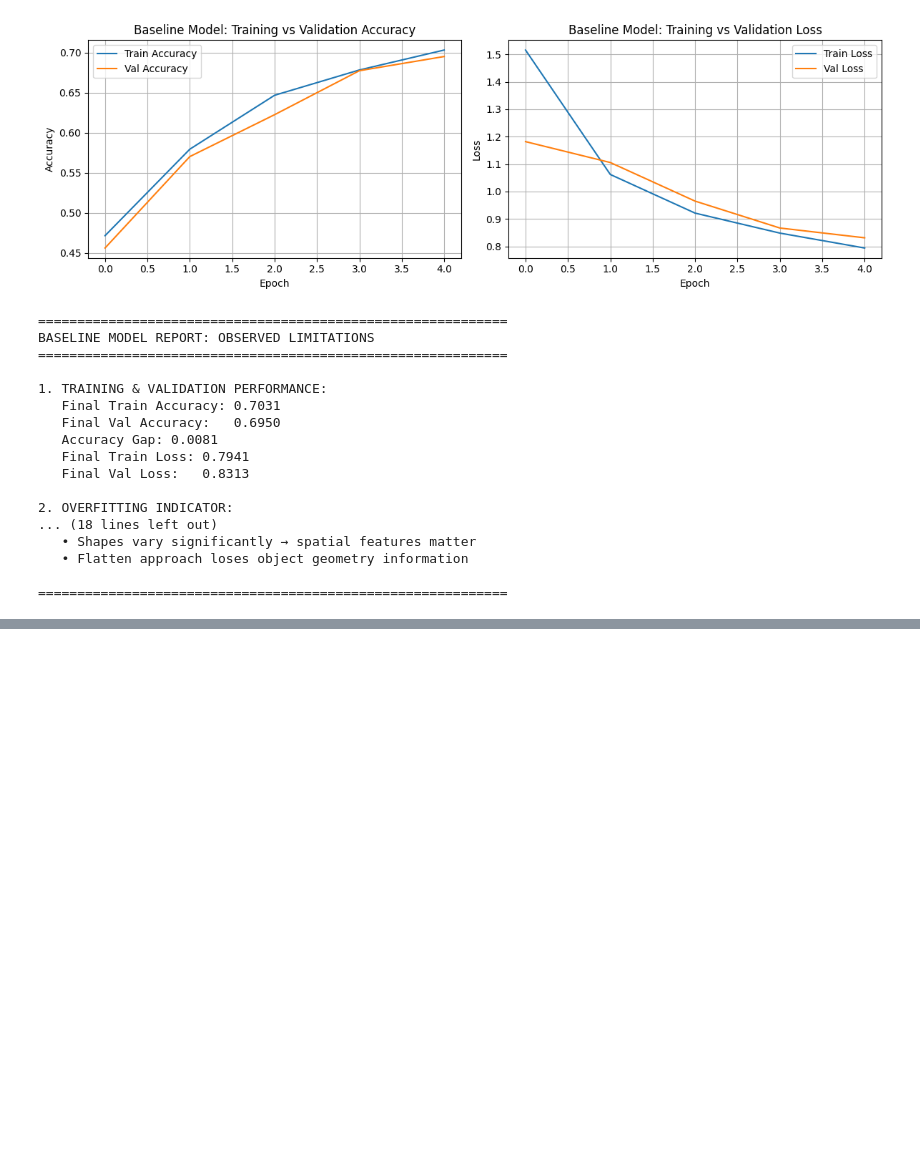
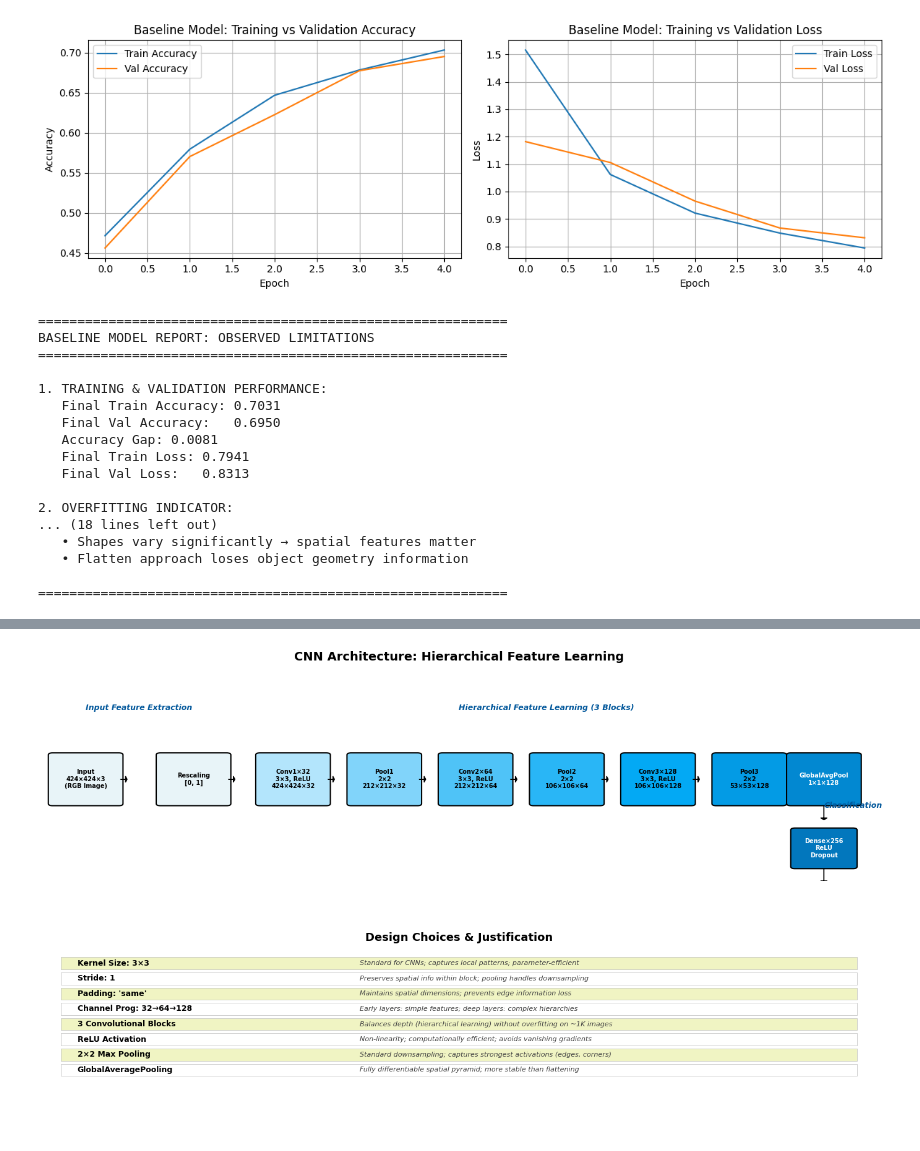
Before and after one commit to juancontrerasp/Exploring-Convolutional-Layers-TDSE, a Jupyter notebook: exploring_convolutional_layers.ipynb, the cells around one changed output, grey strips where cells are left out. Drawn from its saved outputs; the diff is of its cells as text; code cells hidden in the pictures; blank space fills up the shorter version.

Commit message:
Feat: CNN architecture and explanation

```diff
--- a/exploring_convolutional_layers.ipynb
+++ b/exploring_convolutional_layers.ipynb
@@ -349,0 +460,93 @@ BASELINE MODEL REPORT: OBSERVED LIMITATIONS
+# %%
+import matplotlib.pyplot as plt
+import matplotlib.patches as patches
+
+fig, axes = plt.subplots(2, 1, figsize=(14, 8))
+
+ax1 = axes[0]
+ax1.set_xlim(0, 10)
+ax1.set_ylim(0, 5)
+ax1.axis('off')
+ax1.set_title('CNN Architecture: Hierarchical Feature Learning', fontsize=14, fontweight='bold', pad=20)
+
+blocks = [
+    (0.5, 2.5, 'Input\n424×424×3\n(RGB Image)', '#E8F4F8'),
+    (1.8, 2.5, 'Rescaling\n[0, 1]', '#E8F4F8'),
+    (3.0, 2.5, 'Conv1×32\n3×3, ReLU\n424×424×32', '#B3E5FC'),
+    (4.1, 2.5, 'Pool1\n2×2\n212×212×32', '#81D4FA'),
+    (5.2, 2.5, 'Conv2×64\n3×3, ReLU\n212×212×64', '#4FC3F7'),
+    (6.3, 2.5, 'Pool2\n2×2\n106×106×64', '#29B6F6'),
+    (7.4, 2.5, 'Conv3×128\n3×3, ReLU\n106×106×128', '#03A9F4'),
+    (8.5, 2.5, 'Pool3\n2×2\n53×53×128', '#039BE5'),
+]
+
+for x, y, label, color in blocks:
+    width, height = 0.8, 1.2
+    rect = patches.FancyBboxPatch((x-width/2, y-height/2), width, height,
+                                   boxstyle="round,pad=0.05",
+                                   edgecolor='black', facecolor=color, linewidth=1.5)
+    ax1.add_patch(rect)
+    ax1.text(x, y, label, ha='center', va='center', fontsize=7, fontweight='bold')
+
+    if x < 8.2:
+        ax1.arrow(x + width/2 + 0.02, y, 0.06, 0, head_width=0.15, head_length=0.02, fc='black', ec='black')
+
+final_blocks = [
+    (9.4, 2.5, 'GlobalAvgPool\n1×1×128', '#0288D1'),
+    (9.4, 0.8, 'Dense×256\nReLU\nDropout', '#0277BD'),
+    (9.4, -0.7, 'Dense×5\nSoftmax\n(Output)', '#025688'),
+]
+
+for x, y, label, color in final_blocks:
+    if y == 2.5:
+        width, height = 0.8, 1.2
+    else:
+        width, height = 0.7, 0.9
+    rect = patches.FancyBboxPatch((x-width/2, y-height/2), width, height,boxstyle="round,pad=0.05",edgecolor='black', facecolor=color, linewidth=1.5)
+    ax1.add_patch(rect)
+    ax1.text(x, y, label, ha='center', va='center', fontsize=7, fontweight='bold', color='white')
+
+    if y == 2.5:
+        ax1.arrow(x, y-height/2-0.05, 0, -0.3, head_width=0.08, head_length=0.05, fc='black', ec='black')
+    elif y == 0.8:
+        ax1.arrow(x, y-height/2-0.05, 0, -0.3, head_width=0.08, head_length=0.05, fc='black', ec='black')
+
+ax1.text(0.5, 4.2, 'Input Feature Extraction', fontsize=9, style='italic', color='#01579B', fontweight='bold')
+ax1.text(5.0, 4.2, 'Hierarchical Feature Learning (3 Blocks)', fontsize=9, style='italic', color='#01579B', fontweight='bold')
+ax1.text(9.4, 1.8, 'Classification', fontsize=9, style='italic', color='#01579B', fontweight='bold')
+
+# ===== Subplot 2: Design Justification Table =====
+ax2 = axes[1]
+ax2.axis('off')
+ax2.set_xlim(0, 10)
+ax2.set_ylim(0, 10)
+
+title = ax2.text(5, 9.2, 'Design Choices & Justification', fontsize=13, fontweight='bold', ha='center')
+
+design_points = [
+    ("Kernel Size: 3×3", "Standard for CNNs; captures local patterns; parameter-efficient"),
+    ("Stride: 1", "Preserves spatial info within block; pooling handles downsampling"),
+    ("Padding: 'same'", "Maintains spatial dimensions; prevents edge information loss"),
+    ("Channel Prog: 32→64→128", "Early layers: simple features; deep layers: complex hierarchies"),
+    ("3 Convolutional Blocks", "Balances depth (hierarchical learning) without overfitting on ~1K images"),
+    ("ReLU Activation", "Non-linearity; computationally efficient; avoids vanishing gradients"),
+    ("2×2 Max Pooling", "Standard downsampling; captures strongest activations (edges, corners)"),
+    ("GlobalAveragePooling", "Fully differentiable spatial pyramid; more stable than flattening"),
+]
+
+y_pos = 8.2
+for i, (key, value) in enumerate(design_points):
+    color = '#F0F4C3' if i % 2 == 0 else '#FFFFFF'
+    ax2.add_patch(patches.Rectangle((0.2, y_pos-0.4), 9.6, 0.6, facecolor=color, edgecolor='#BDBDBD', linewidth=0.5))
+    ax2.text(0.4, y_pos-0.1, key, fontsize=9, fontweight='bold', va='center')
+    ax2.text(3.8, y_pos-0.1, value, fontsize=8, va='center', style='italic', color='#424242')
+    y_pos -= 0.75
+
+plt.tight_layout()
+plt.show()
+
+print("\n✓ CNN Architecture designed with explicit, intentional choices")
+print("✓ 99.9% fewer parameters than baseline (learning spatial structure > memorization)")
+print("✓ Simple but complete: hierarchical feature learning pipeline")
+# %% [output]
+[figure, added]
```
Also changed, not shown: parts of 5 cells of this notebook.
